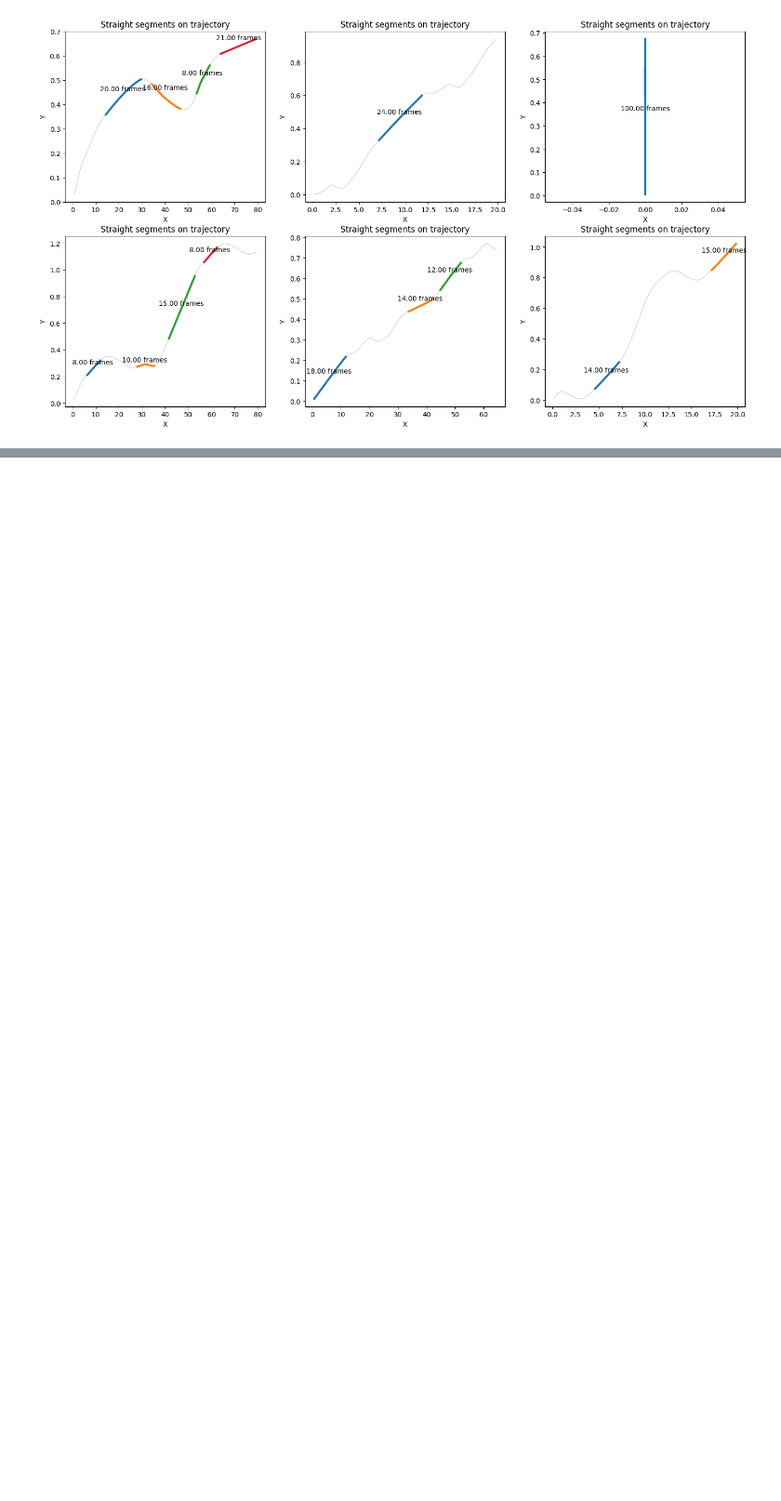
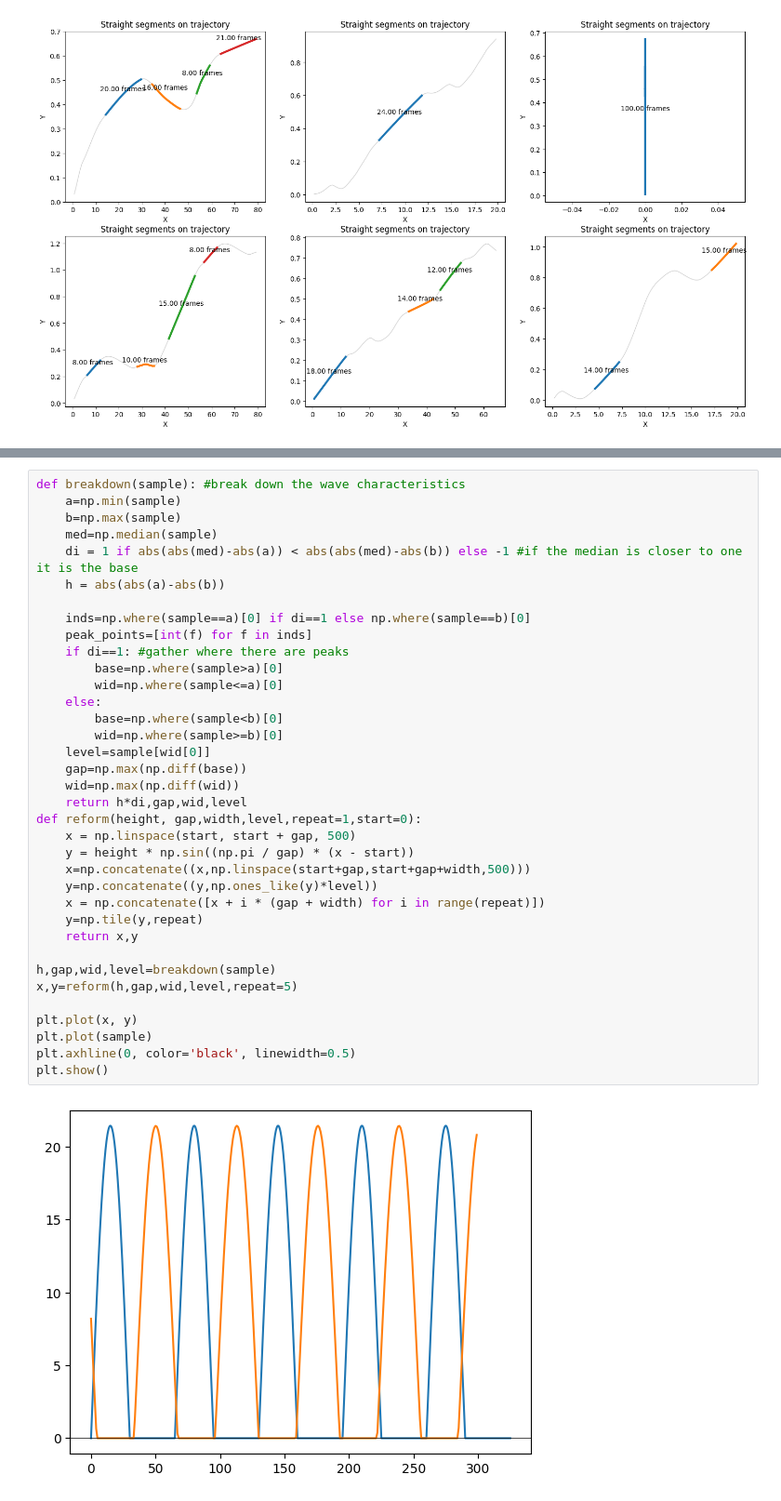
Before and after one commit to shepai/Quadruped, a Jupyter notebook: Code/UBERMODEL/models/view.ipynb, the cells around one changed output, grey strips where cells are left out. Shown at 93% size. Drawn from its saved outputs; the diff is of its cells as text; blank space fills up the shorter version.

```diff
--- a/Code/UBERMODEL/models/view.ipynb
+++ b/Code/UBERMODEL/models/view.ipynb
@@ -440,0 +480,38 @@ plt.show()
+# %%
+def breakdown(sample): #break down the wave characteristics
+    a=np.min(sample)
+    b=np.max(sample)
+    med=np.median(sample)
+    di = 1 if abs(abs(med)-abs(a)) < abs(abs(med)-abs(b)) else -1 #if the median is closer to one it is the base
+    h = abs(abs(a)-abs(b))
+
+    inds=np.where(sample==a)[0] if di==1 else np.where(sample==b)[0]
+    peak_points=[int(f) for f in inds]
+    if di==1: #gather where there are peaks
+        base=np.where(sample>a)[0]
+        wid=np.where(sample<=a)[0]
+    else:
+        base=np.where(sample<b)[0]
+        wid=np.where(sample>=b)[0]
+    level=sample[wid[0]]
+    gap=np.max(np.diff(base))
+    wid=np.max(np.diff(wid))
+    return h*di,gap,wid,level
+def reform(height, gap,width,level,repeat=1,start=0):
+    x = np.linspace(start, start + gap, 500)
+    y = height * np.sin((np.pi / gap) * (x - start))
+    x=np.concatenate((x,np.linspace(start+gap,start+gap+width,500)))
+    y=np.concatenate((y,np.ones_like(y)*level))
+    x = np.concatenate([x + i * (gap + width) for i in range(repeat)])
+    y=np.tile(y,repeat)
+    return x,y
+
+h,gap,wid,level=breakdown(sample)
+x,y=reform(h,gap,wid,level,repeat=5)
+
+plt.plot(x, y)
+plt.plot(sample)
+plt.axhline(0, color='black', linewidth=0.5)
+plt.show()
+# %% [output]
+[figure, added]
```
Also changed, not shown: parts of 3 cells of this notebook.
